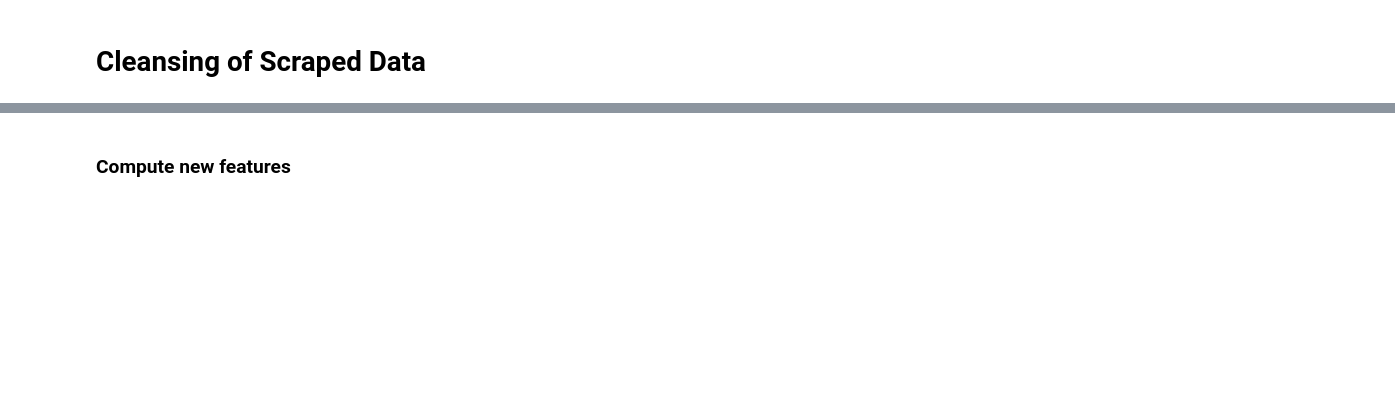
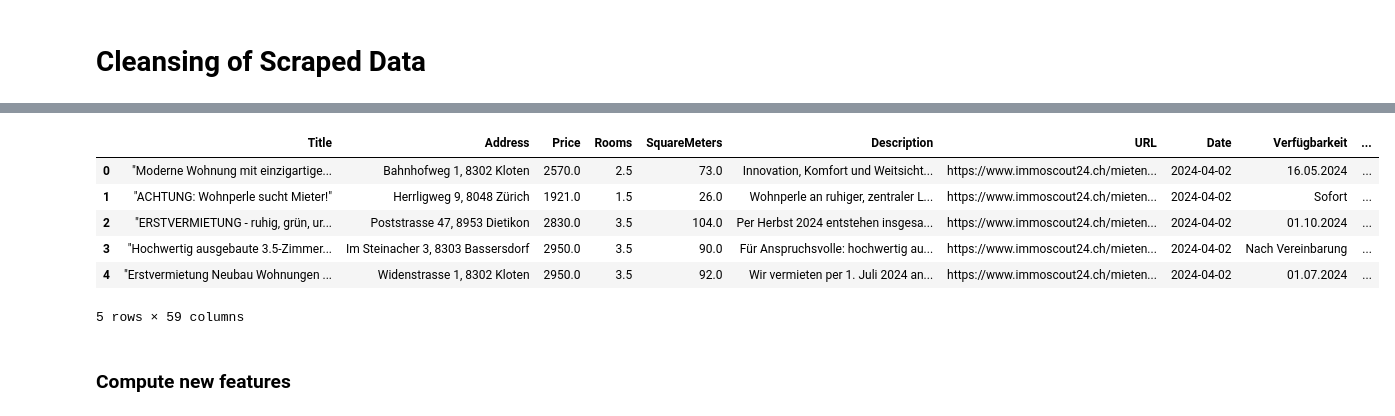
Before and after one commit to meichflo/ADS_Project_group3, a Jupyter notebook: immo-project.ipynb, the cells around one changed output, grey strips where cells are left out. Drawn from its saved outputs; the diff is of its cells as text; code cells hidden in the pictures; blank space fills up the shorter version.

Commit message:
Core Attributes / Weather Fix / Features Boolean

```diff
--- a/immo-project.ipynb
+++ b/immo-project.ipynb
@@ -247,23 +245,24 @@ df_cleansing['SquareMeters'] = df_cleansing['SquareMeters'].apply(convert_square
 
 
 # Split Core Attributes Data
-def convert_strings_to_dicts(dict_strings):
-    converted_dicts = []
-    for d in dict_strings:
+def convert_strings_to_dicts(cA_strings):
+    converted_cA_dicts = []
+    for d in cA_strings:
         try:
             # Attempt to convert string to dictionary
-            converted_dict = ast.literal_eval(d)
-            converted_dicts.append(converted_dict)
+            converted_cA_dict = ast.literal_eval(d)
+            converted_cA_dicts.append(converted_cA_dict)
         except Exception as e:
             # Print problematic string and error message
             print("Error converting string:", d)
             print("Error message:", str(e))
-    return converted_dicts
+    return converted_cA_dicts
+
+# Apply function to convert strings to dictionaries
+all_detailed_coreAttributes_list = convert_strings_to_dicts(all_coreAttributes_list_strings)
+
 df_updates = pd.DataFrame(all_detailed_coreAttributes_list)
 df_cleansing = pd.concat([df_cleansing, df_updates], axis=1)
-
-all_coreAttributes_list = [ast.literal_eval(cA_strings) for cA_strings in all_coreAttributes_list_strings]
-
 
 
 # Split Features Data
@@ -279,11 +278,11 @@ unique_attributes = get_unique_values(all_features_list)
 
 feature_rows_list = []
 for array in all_features_list:
-    feature_row = {attribute: None for attribute in unique_attributes} # Initialize a row with all empty strings
+    feature_row = {attribute: False for attribute in unique_attributes} # Initialize a row with all empty strings
     # Mark with 'X' all attributes present in the current array
     for attribute in array:
         if attribute in feature_row:
-            feature_row[attribute] = 'X'
+            feature_row[attribute] = True
     # Append the row to the list
     feature_rows_list.append(feature_row)
 
@@ -308,3 +306,13 @@ SyntaxError: invalid syntax (<unknown>, line 1)
+# %%
+df_cleansing.head()
+# %% [output]
+|  | Title | Address | Price | Rooms | SquareMeters | Description | URL | Date | Verfügbarkeit | ... |
+| 0 | "Moderne Wohnung mit einzigartige... | Bahnhofweg 1, 8302 Kloten | 2570.0 | 2.5 | 73.0 | Innovation, Komfort und Weitsicht... | https://www.immoscout24.ch/mieten... | 2024-04-02 | 16.05.2024 | ... |
+| 1 | "ACHTUNG: Wohnperle sucht Mieter!" | Herrligweg 9, 8048 Zürich | 1921.0 | 1.5 | 26.0 | Wohnperle an ruhiger, zentraler L... | https://www.immoscout24.ch/mieten... | 2024-04-02 | Sofort | ... |
+| 2 | "ERSTVERMIETUNG - ruhig, grün, ur... | Poststrasse 47, 8953 Dietikon | 2830.0 | 3.5 | 104.0 | Per Herbst 2024 entstehen insgesa... | https://www.immoscout24.ch/mieten... | 2024-04-02 | 01.10.2024 | ... |
+| 3 | "Hochwertig ausgebaute 3.5-Zimmer... | Im Steinacher 3, 8303 Bassersdorf | 2950.0 | 3.5 | 90.0 | Für Anspruchsvolle: hochwertig au... | https://www.immoscout24.ch/mieten... | 2024-04-02 | Nach Vereinbarung | ... |
+| 4 | "Erstvermietung Neubau Wohnungen ... | Widenstrasse 1, 8302 Kloten | 2950.0 | 3.5 | 92.0 | Wir vermieten per 1. Juli 2024 an... | https://www.immoscout24.ch/mieten... | 2024-04-02 | 01.07.2024 | ... |
+5 rows × 59 columns
 # %% [markdown]
 ### Compute new features
 # %%
```
Also changed, not shown: parts of 13 cells of this notebook, 6 other files.
